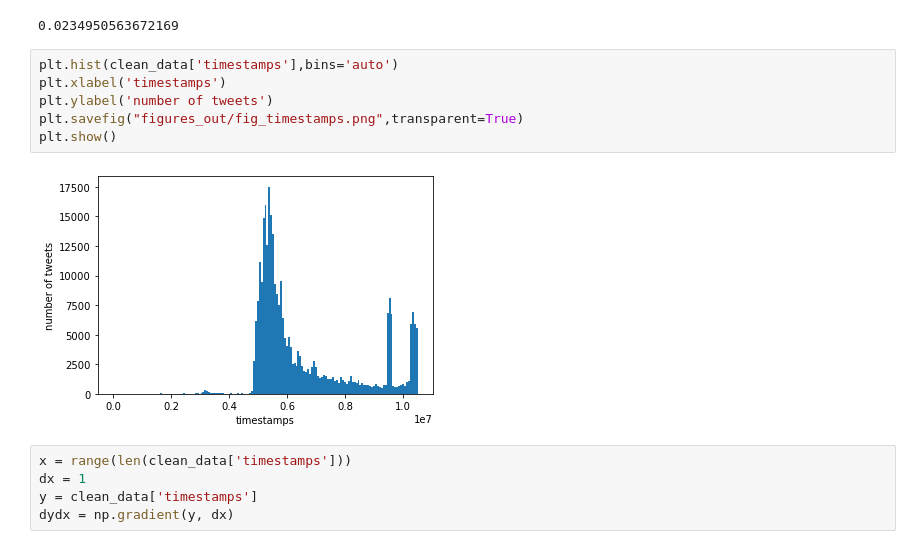
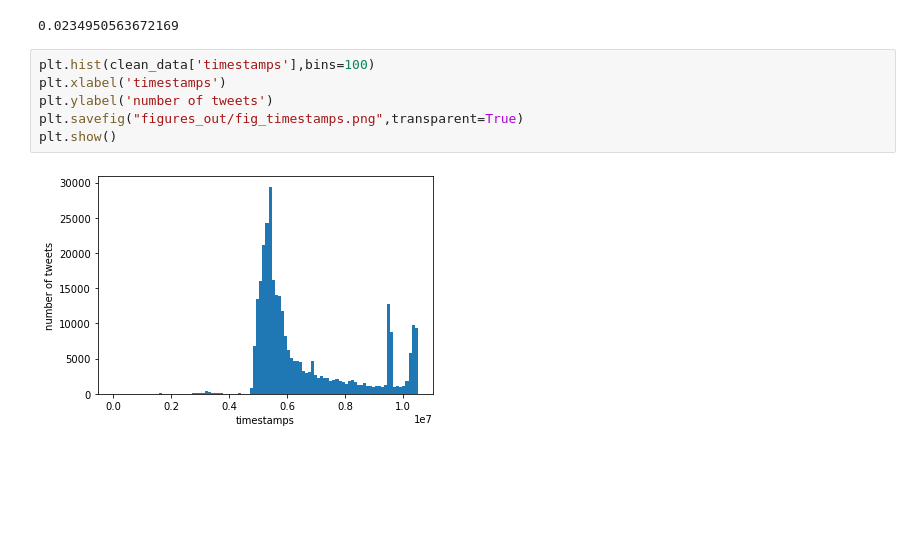
Before and after one commit to Isyohan/ProjetM2WeakSignals, a Jupyter notebook: BLM_Notebook.ipynb, the cells around one changed output. Cells and saved outputs as stored; diff of their text form; blank space fills up the shorter version.

```diff
--- a/BLM_Notebook.ipynb
+++ b/BLM_Notebook.ipynb
@@ -82,15 +82,10 @@ clean_data['sentiment_polarity'].mean()
 [figure]
 0.0234950563672169
 # %%
-plt.hist(clean_data['timestamps'],bins='auto')
+plt.hist(clean_data['timestamps'],bins=100)
 plt.xlabel('timestamps')
 plt.ylabel('number of tweets')
 plt.savefig("figures_out/fig_timestamps.png",transparent=True)
 plt.show()
 # %% [output]
-[figure, old version]
+[figure, new version]
-# %%
-x = range(len(clean_data['timestamps']))
-dx = 1
-y = clean_data['timestamps']
-dydx = np.gradient(y, dx)
```
Also changed, not shown: parts of 6 cells of this notebook, 1 other file.
